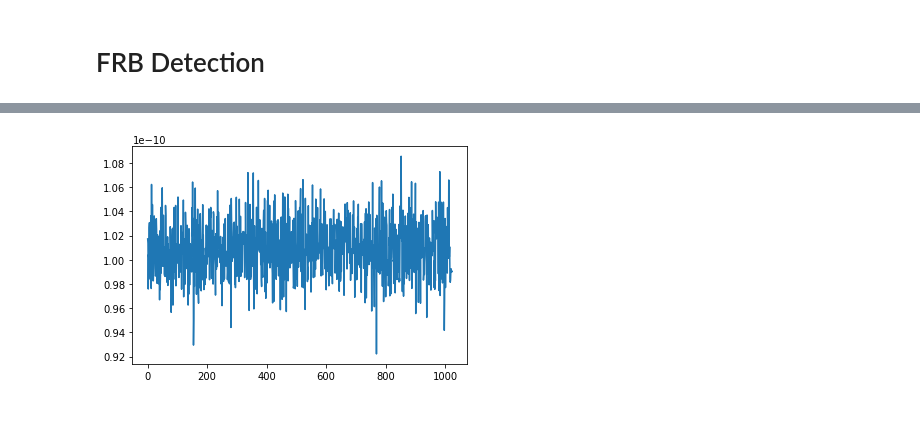
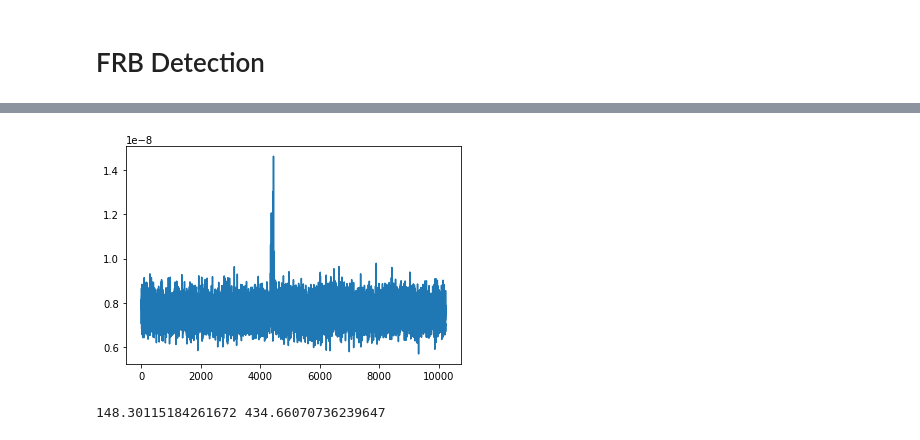
Before and after one commit to brandon-feder/BNL-FRB-Detection, a Jupyter notebook: generateData.ipynb, the cells around one changed output, grey strips where cells are left out. Drawn from its saved outputs; the diff is of its cells as text; code cells hidden in the pictures.

```diff
--- a/generateData.ipynb
+++ b/generateData.ipynb
@@ -7,7 +8,6 @@ import math
 # %%
-N_TIME_SAMPLES = 500
-N_FREQUENCY_CHANNELS = 128 # Must be power of 2
-
+N_TIME_SAMPLES = 10240
+N_FREQUENCY_CHANNELS = 1600 # Must be power of 2
 
 # Upper bound of the FRB
 UPPER_BOUND = np.random.random()*N_FREQUENCY_CHANNELS
@@ -23,8 +23,13 @@ FRB_MAX_STRENGTH = 10
 FRB_MIN_STRENGTH = 0
 
 # Experimental
-ADD_FRB_NOISE = True
-FRB_NOISE_STRENGTH = 3
+ADD_FRB_NOISE = False
+FRB_NOISE_STRENGTH = 10
+
+EMPHASIZE = True
+LOW_FILTER = True
+
+LOW_FILTER_MAX = 5
 # %% [markdown]
 # Create Data
 ## Create the data with the background noise
@@ -82,16 +87,21 @@ plt.show()
 # %% [markdown]
 # FRB Detection
 # %%
-def emphasizeMax(data):
-    n =  ( N_FREQUENCY_CHANNELS*FRB_MAX_STRENGTH )
-    return np.array(
-        [
-            [
-                data[y][x]**3/n
-            for x in range(N_TIME_SAMPLES)
-        ] for y in range(N_FREQUENCY_CHANNELS)] )
+@nb.jit(nopython=True, parallel=True)
+def filter(data):
+    n =  ( N_FREQUENCY_CHANNELS*FRB_MAX_STRENGTH )**7
+
+    for x in range( N_TIME_SAMPLES ):
+        for y in range( N_FREQUENCY_CHANNELS ):
+            if LOW_FILTER and data[y][x] <= LOW_FILTER_MAX:
+                data[y][x] = 0
+            elif EMPHASIZE:
+                data[y][x] = data[y][x]**10 / n
+
+    return data
 
 
+@nb.jit(nopython=True, parallel=True)
 def line_detection(data):
     i = 1
     vert_sums = diag_sums = data
@@ -109,7 +119,7 @@ def line_detection(data):
 
     return diag_sums + vert_sums
 # %%
-data = emphasizeMax(data)
+data = filter(data)
 plt.imshow(data, origin="lower")
 plt.show()
 # %% [output]
@@ -117,6 +127,10 @@ plt.show()
 # %%
-sums = line_detection(emphasizeMax(data))[0]
+sums = line_detection(data)[0]
 plt.plot(sums)
 plt.show()
 # %% [output]
-[figure, old version]
+[figure, new version]
+# %%
+print(LOWER_BOUND, UPPER_BOUND)
+# %% [output]
+148.30115184261672 434.66070736239647
```
Also changed, not shown: parts of 4 cells of this notebook.
